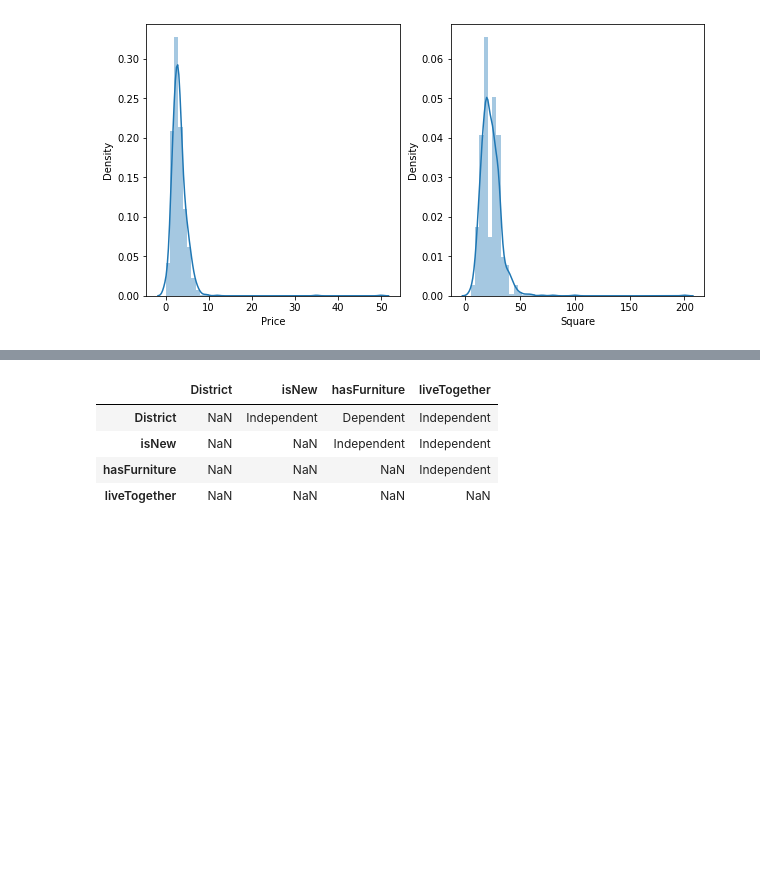
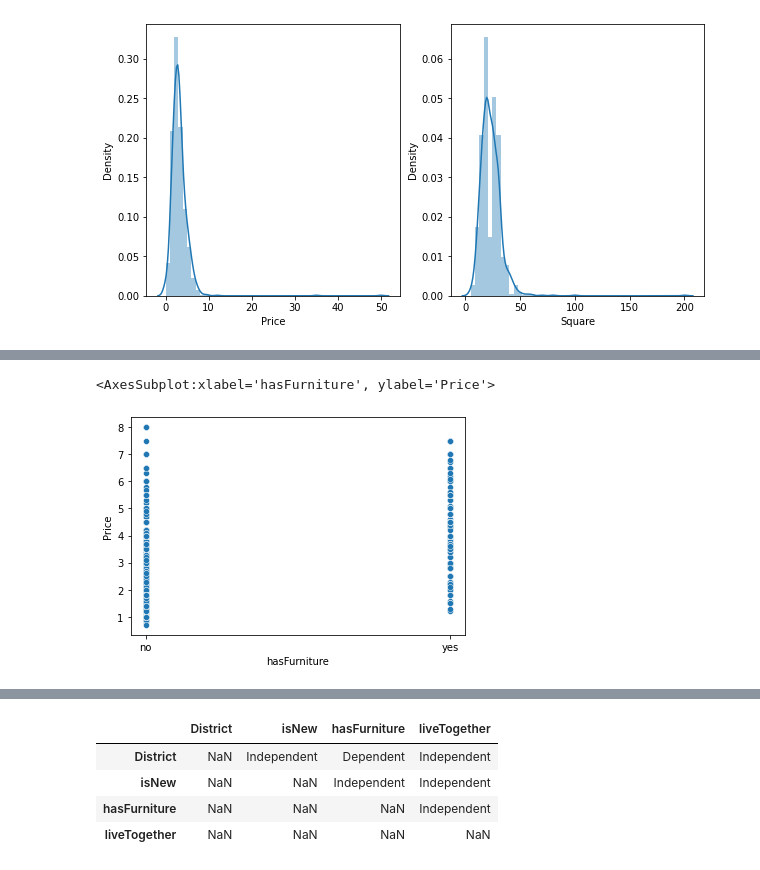
Before and after one commit to flyboy13/NM-KHDL, a Jupyter notebook: project_code/model.ipynb, the cells around one changed output, grey strips where cells are left out. Cells and saved outputs as stored; diff of their text form; code cells hidden in the pictures; blank space fills up the shorter version.

```diff
--- a/project_code/model.ipynb
+++ b/project_code/model.ipynb
@@ -141,0 +156,4 @@ sns.distplot(train_df_temp[num_vars[1]].dropna())
+# %%
+
+# Loại bỏ các mẫu có 'Price' > 40 triệu hoặc 'Square' > 100 m2
+train_df_temp.drop(train_df_temp[(train_df_temp['Price'] >= 40) | (train_df_temp['Square'] > 100)].index, inplace = True)
@@ -141,0 +188,6 @@ sns.distplot(train_df_temp[num_vars[1]].dropna())
+# %%
+# Với hasFurniture
+sns.scatterplot(data=train_df_temp, x='hasFurniture', y='Price')
+# %% [output]
+<AxesSubplot:xlabel='hasFurniture', ylabel='Price'>
+[figure, added]
```
Also changed, not shown: parts of 79 cells of this notebook, 1 other file.
